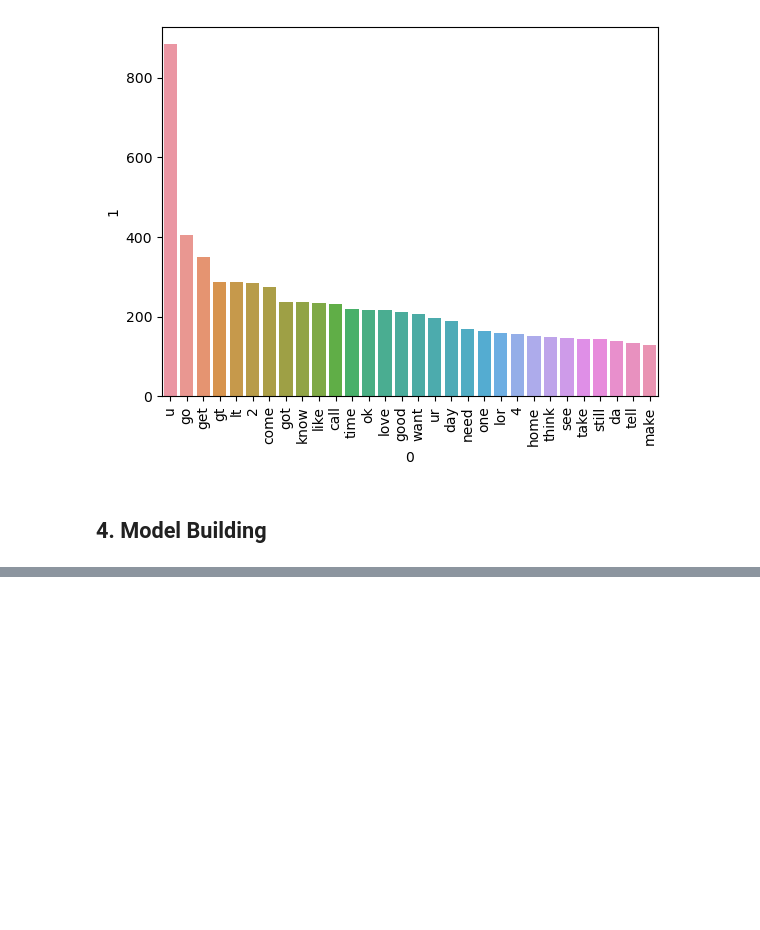
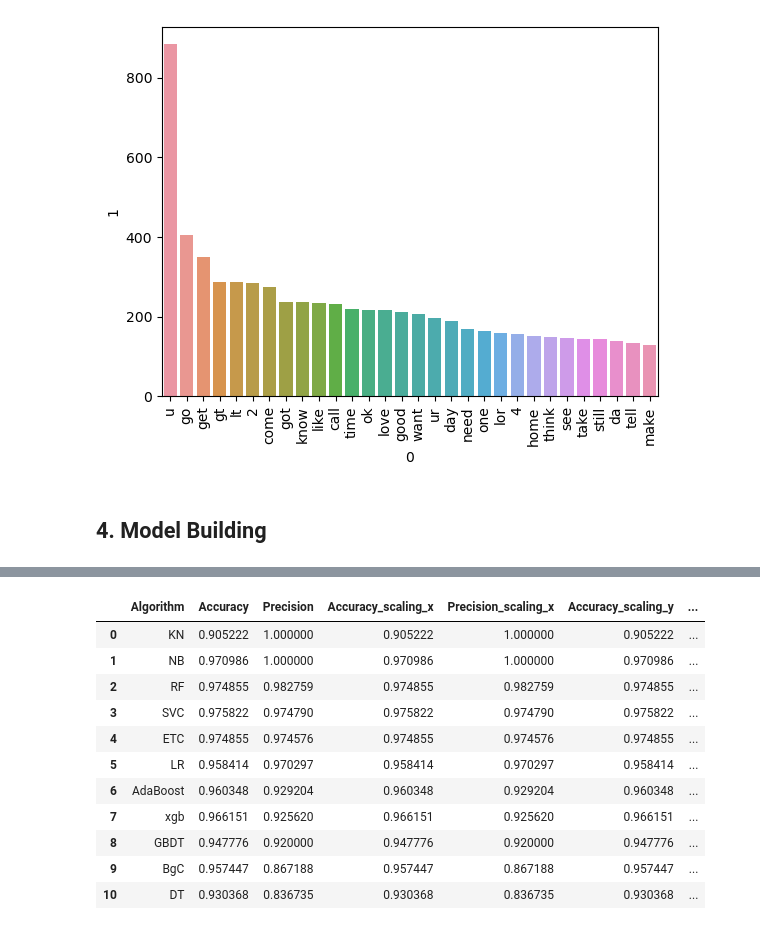
Before and after one commit to Cltan1212/Spam-Classifier, a Jupyter notebook: sms_spam_detection.ipynb, the cells around one changed output, grey strips where cells are left out. Saved outputs shown, nothing was run; the diff lists cells and outputs as text; code cells hidden in the pictures; blank space fills up the shorter version.

```diff
--- a/sms_spam_detection.ipynb
+++ b/sms_spam_detection.ipynb
@@ -423,0 +656,10 @@ plt.show()
+# %%
+temp_df = pd.DataFrame({
+    'Algorithm': clfs.keys(),
+    'Accuracy_scaling': accuracy_scores,
+    'Precision_scaling': precision_scores
+})
+# %%
+new_df = performance_df.merge(temp_df, on='Algorithm')
+# %%
+new_df_scaled = new_df.merge(temp_df, on='Algorithm')
@@ -423,0 +669,21 @@ plt.show()
+# %%
+temp_df = pd.DataFrame({
+    'Algorithm': clfs.keys(),
+    'Accuracy_num_chars': accuracy_scores,
+    'Precision_num_chars': precision_scores
+})
+# %%
+new_df_scaled.merge(temp_df, on = 'Algorithm')
+# %% [output]
+|  | Algorithm | Accuracy | Precision | Accuracy_scaling_x | Precision_scaling_x | Accuracy_scaling_y | ... |
+| 0 | KN | 0.905222 | 1.000000 | 0.905222 | 1.000000 | 0.905222 | ... |
+| 1 | NB | 0.970986 | 1.000000 | 0.970986 | 1.000000 | 0.970986 | ... |
+| 2 | RF | 0.974855 | 0.982759 | 0.974855 | 0.982759 | 0.974855 | ... |
+| 3 | SVC | 0.975822 | 0.974790 | 0.975822 | 0.974790 | 0.975822 | ... |
+| 4 | ETC | 0.974855 | 0.974576 | 0.974855 | 0.974576 | 0.974855 | ... |
+| 5 | LR | 0.958414 | 0.970297 | 0.958414 | 0.970297 | 0.958414 | ... |
+| 6 | AdaBoost | 0.960348 | 0.929204 | 0.960348 | 0.929204 | 0.960348 | ... |
+| 7 | xgb | 0.966151 | 0.925620 | 0.966151 | 0.925620 | 0.966151 | ... |
+| 8 | GBDT | 0.947776 | 0.920000 | 0.947776 | 0.920000 | 0.947776 | ... |
+| 9 | BgC | 0.957447 | 0.867188 | 0.957447 | 0.867188 | 0.957447 | ... |
+| 10 | DT | 0.930368 | 0.836735 | 0.930368 | 0.836735 | 0.930368 | ... |
```
Also changed, not shown: parts of 49 cells of this notebook, 8 other files.
